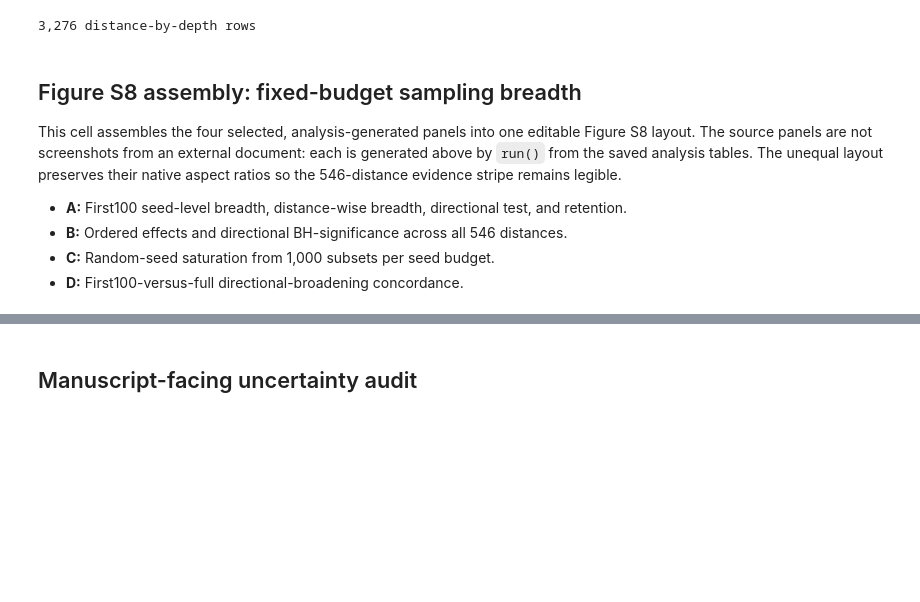
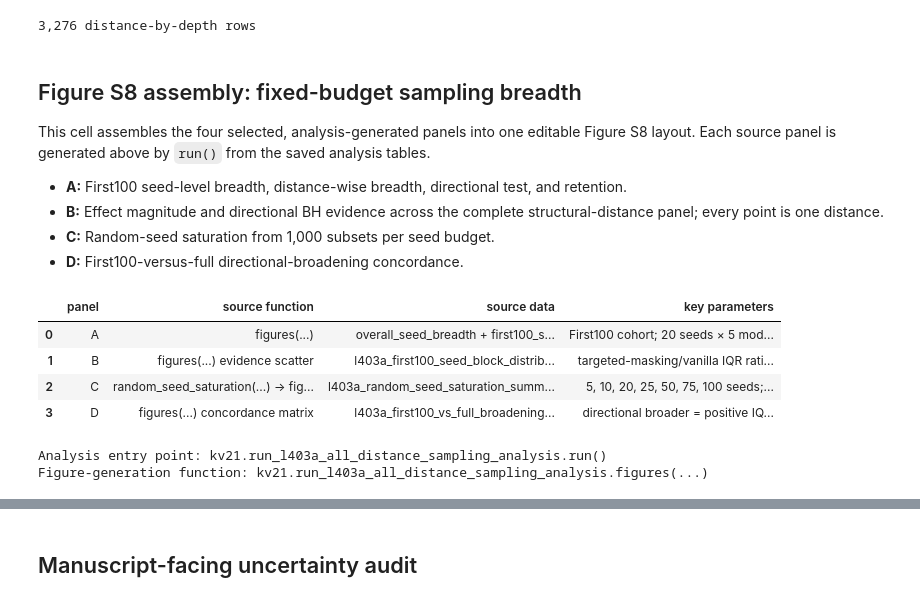
Before and after one commit to adrishg/vgci_mutants, a Jupyter notebook: kv21/Kv21_L403A_all_distance_sampling_analysis.ipynb, the cells around one changed output, grey strips where cells are left out. Saved outputs shown, nothing was run; the diff lists cells and outputs as text; code cells hidden in the pictures; blank space fills up the shorter version.

```diff
--- a/kv21/Kv21_L403A_all_distance_sampling_analysis.ipynb
+++ b/kv21/Kv21_L403A_all_distance_sampling_analysis.ipynb
@@ -148,12 +148,30 @@ print(f'{len(stats):,} distance-by-depth rows')
 # %% [markdown]
 ## Figure S8 assembly: fixed-budget sampling breadth
 
-This cell assembles the four selected, analysis-generated panels into one editable Figure S8 layout. The source panels are not screenshots from an external document: each is generated above by `run()` from the saved analysis tables. The unequal layout preserves their native aspect ratios so the 546-distance evidence stripe remains legible.
+This cell assembles the four selected, analysis-generated panels into one editable Figure S8 layout. Each source panel is generated above by `run()` from the saved analysis tables.
 
 - **A:** First100 seed-level breadth, distance-wise breadth, directional test, and retention.
-- **B:** Ordered effects and directional BH-significance across all 546 distances.
+- **B:** Effect magnitude and directional BH evidence across the complete structural-distance panel; every point is one distance.
 - **C:** Random-seed saturation from 1,000 subsets per seed budget.
 - **D:** First100-versus-full directional-broadening concordance.
+# %%
+s8_provenance = pd.DataFrame([
+    {'panel':'A', 'source function':'figures(...)', 'source data':'overall_seed_breadth + first100_seed_block_distribution_statistics + nominal_trajectory_retention_audit', 'key parameters':'First100 cohort; 20 seeds × 5 model parameterizations; one final retained structure per model–seed trajectory'},
+    {'panel':'B', 'source function':'figures(...) evidence scatter', 'source data':'l403a_first100_seed_block_distribution_statistics.csv', 'key parameters':'targeted-masking/vanilla IQR ratio; one-sided seed-block permutation; BH q < 0.05'},
+    {'panel':'C', 'source function':'random_seed_saturation(...) → figures(...)', 'source data':'l403a_random_seed_saturation_summary.csv', 'key parameters':'5, 10, 20, 25, 50, 75, 100 seeds; 1,000 random subsets/depth; one final retained structure/model–seed trajectory'},
+    {'panel':'D', 'source function':'figures(...) concordance matrix', 'source data':'l403a_first100_vs_full_broadening_concordance.csv', 'key parameters':'directional broader = positive IQR effect and one-sided seed-block BH q < 0.05'},
+])
+display(s8_provenance)
+print('Analysis entry point: kv21.run_l403a_all_distance_sampling_analysis.run()')
+print('Figure-generation function: kv21.run_l403a_all_distance_sampling_analysis.figures(...)')
+# %% [output]
+|  | panel | source function | source data | key parameters |
+| 0 | A | figures(...) | overall_seed_breadth + first100_s... | First100 cohort; 20 seeds × 5 mod... |
+| 1 | B | figures(...) evidence scatter | l403a_first100_seed_block_distrib... | targeted-masking/vanilla IQR rati... |
+| 2 | C | random_seed_saturation(...) → fig... | l403a_random_seed_saturation_summ... | 5, 10, 20, 25, 50, 75, 100 seeds;... |
+| 3 | D | figures(...) concordance matrix | l403a_first100_vs_full_broadening... | directional broader = positive IQ... |
+Analysis entry point: kv21.run_l403a_all_distance_sampling_analysis.run()
+Figure-generation function: kv21.run_l403a_all_distance_sampling_analysis.figures(...)
 # %%
 from PIL import Image as PILImage, ImageChops
 import matplotlib.pyplot as plt
```
Also changed, not shown: parts of 11 cells of this notebook, 55 other files.
